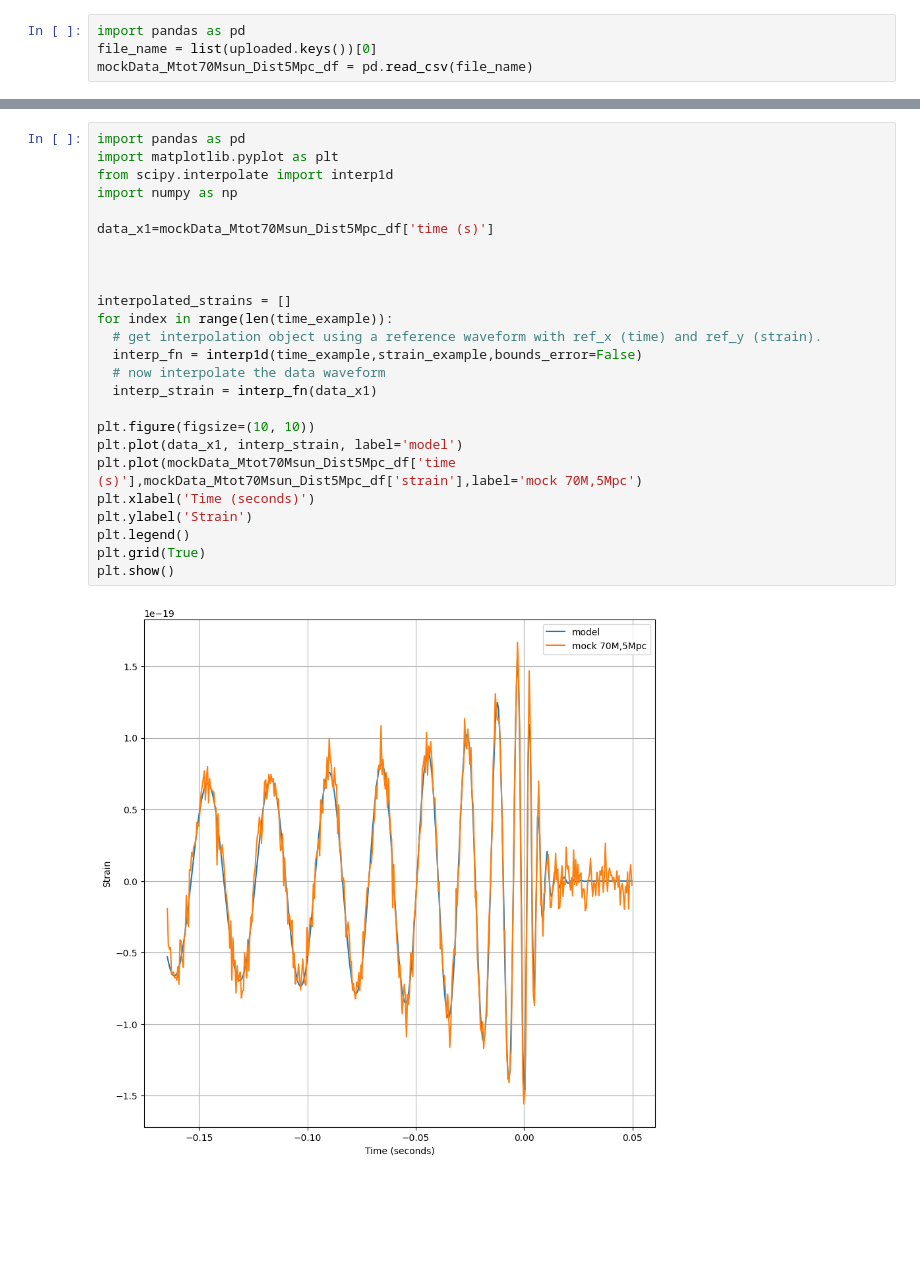
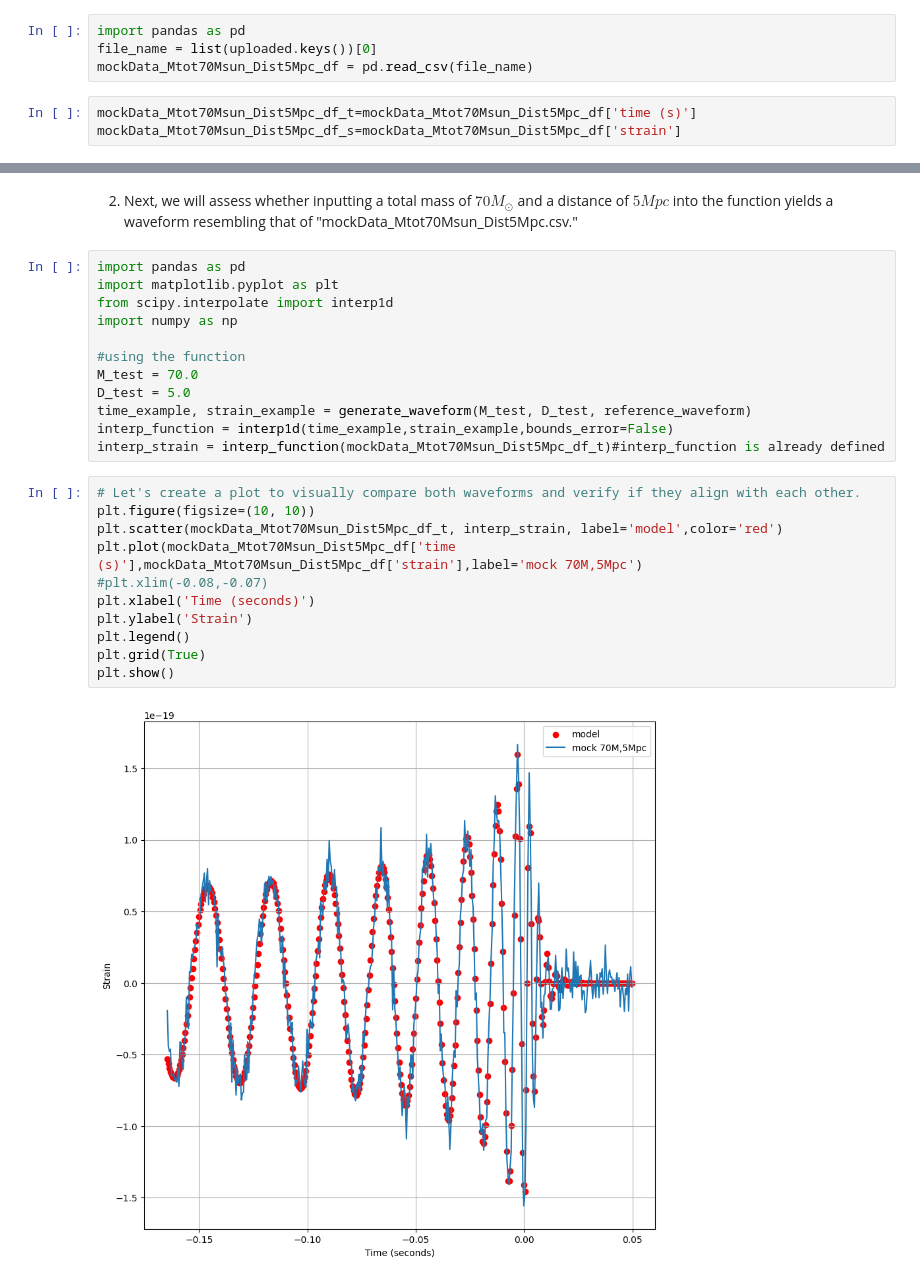
Before and after one commit to nmathew96/Turbolist3r, a Jupyter notebook: Answers_for_CA2.ipynb, the cells around one changed output, grey strips where cells are left out. Drawn from its saved outputs; the diff is of its cells as text; blank space fills up the shorter version.

```diff
--- a/Answers_for_CA2.ipynb
+++ b/Answers_for_CA2.ipynb
@@ -180,3 +322,6 @@ Saving mockData_Mtot70Msun_Dist5Mpc.csv to mockData_Mtot70Msun_Dist5Mpc.csv
 import pandas as pd
 file_name = list(uploaded.keys())[0]
 mockData_Mtot70Msun_Dist5Mpc_df = pd.read_csv(file_name)
+# %%
+mockData_Mtot70Msun_Dist5Mpc_df_t=mockData_Mtot70Msun_Dist5Mpc_df['time (s)']
+mockData_Mtot70Msun_Dist5Mpc_df_s=mockData_Mtot70Msun_Dist5Mpc_df['strain']
@@ -208,27 +347,27 @@ for index in range(len(ref_x)):
+# %% [markdown]
+2. Next, we will assess whether inputting a total mass of $70 M_{\odot}$ and a distance of $5 Mpc$ into the function yields a waveform resembling that of "mockData_Mtot70Msun_Dist5Mpc.csv."
+# %%
+import pandas as pd
+import matplotlib.pyplot as plt
+from scipy.interpolate import interp1d
+import numpy as np
+
+#using the function
+M_test = 70.0
+D_test = 5.0
+time_example, strain_example = generate_waveform(M_test, D_test, reference_waveform)
+interp_function = interp1d(time_example,strain_example,bounds_error=False)
+interp_strain = interp_function(mockData_Mtot70Msun_Dist5Mpc_df_t)#interp_function is already defined
 # %%
-import pandas as pd
-import matplotlib.pyplot as plt
-from scipy.interpolate import interp1d
-import numpy as np
-
-data_x1=mockData_Mtot70Msun_Dist5Mpc_df['time (s)']
-
-
-
-interpolated_strains = []
-for index in range(len(time_example)):
-  # get interpolation object using a reference waveform with ref_x (time) and ref_y (strain).
-  interp_fn = interp1d(time_example,strain_example,bounds_error=False)
-  # now interpolate the data waveform
-  interp_strain = interp_fn(data_x1)
-
+# Let's create a plot to visually compare both waveforms and verify if they align with each other.
 plt.figure(figsize=(10, 10))
-plt.plot(data_x1, interp_strain, label='model')
+plt.scatter(mockData_Mtot70Msun_Dist5Mpc_df_t, interp_strain, label='model',color='red')
 plt.plot(mockData_Mtot70Msun_Dist5Mpc_df['time (s)'],mockData_Mtot70Msun_Dist5Mpc_df['strain'],label='mock 70M,5Mpc')
+#plt.xlim(-0.08,-0.07)
 plt.xlabel('Time (seconds)')
 plt.ylabel('Strain')
 plt.legend()
 plt.grid(True)
 plt.show()
 # %% [output]
-[figure, old version]
+[figure, new version]
```
Also changed, not shown: parts of 113 cells of this notebook.
